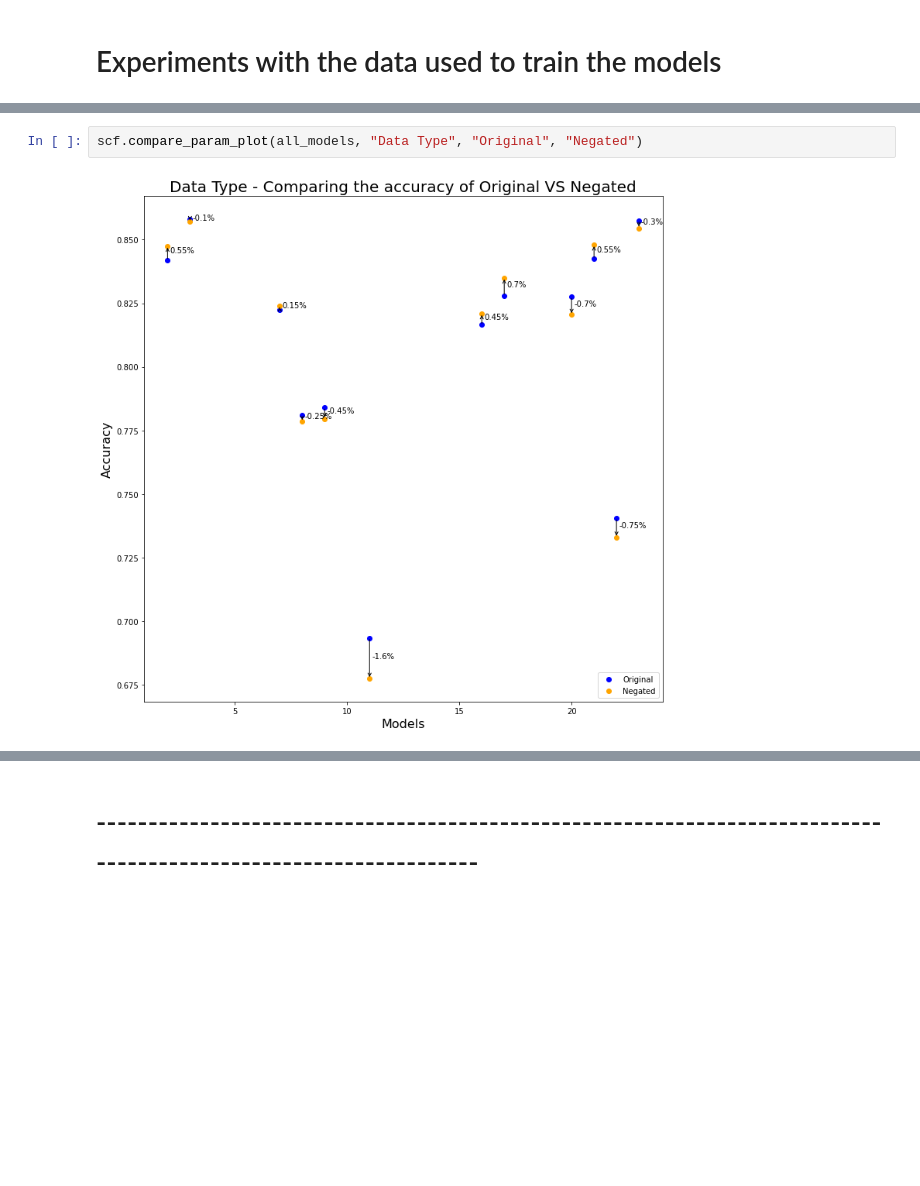
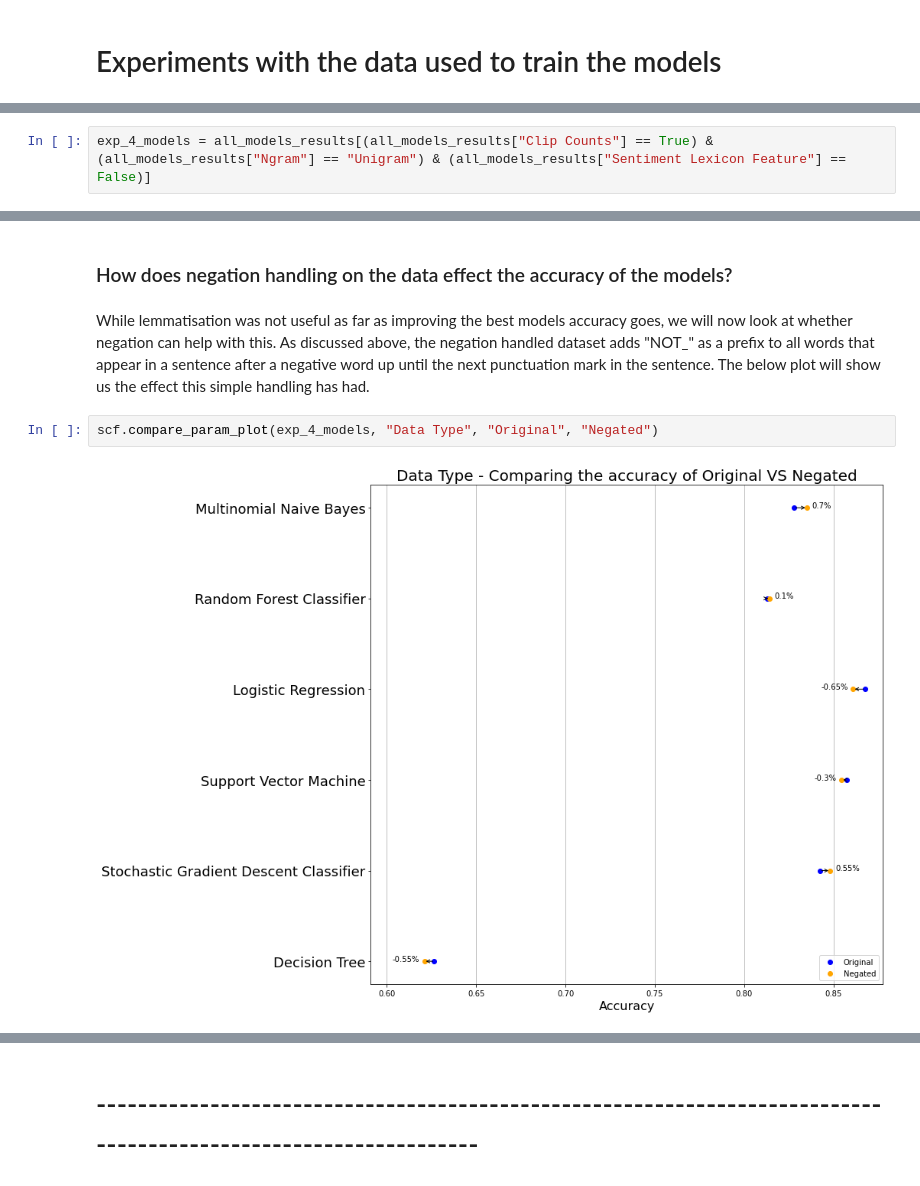
Before and after one commit to Crone1/Movie-Review-Sentiment-Classification-Using-Sklearn, a Jupyter notebook: movie_sentiment_classification.ipynb, the cells around one changed output, grey strips where cells are left out. Cells and saved outputs as stored; diff of their text form; blank space fills up the shorter version.

```diff
--- a/movie_sentiment_classification.ipynb
+++ b/movie_sentiment_classification.ipynb
@@ -472,0 +542,2 @@ scf.compare_param_plot(all_models, "Clip Counts", False, True)
+# %%
+exp_4_models = all_models_results[(all_models_results["Clip Counts"] == True) & (all_models_results["Ngram"] == "Unigram") & (all_models_results["Sentiment Lexicon Feature"] == False)]
@@ -477,4 +554,8 @@ scf.compare_param_plot(all_models, "Data Type", "Original", "Lemmatised")
+# %% [markdown]
+### How does negation handling on the data effect the accuracy of the models?
+# %% [markdown]
+While lemmatisation was not useful as far as improving the best models accuracy goes, we will now look at whether negation can help with this. As discussed above, the negation handled dataset adds "NOT_" as a prefix to all words that appear in a sentence after a negative word up until the next punctuation mark in the sentence. The below plot will show us the effect this simple handling has had.
 # %%
-scf.compare_param_plot(all_models, "Data Type", "Original", "Negated")
+scf.compare_param_plot(exp_4_models, "Data Type", "Original", "Negated")
 # %% [output]
-[figure, old version]
+[figure, new version]
```
Also changed, not shown: parts of 100 cells of this notebook.
